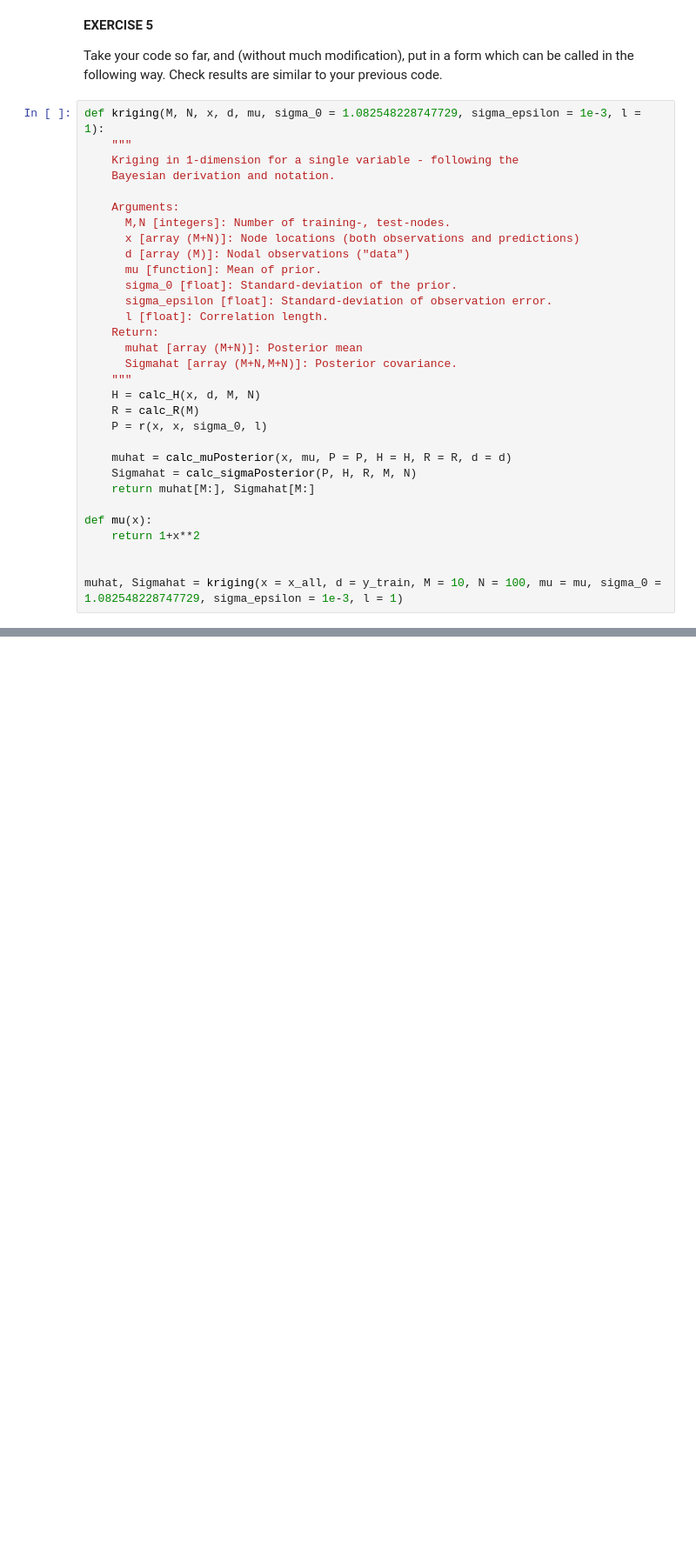
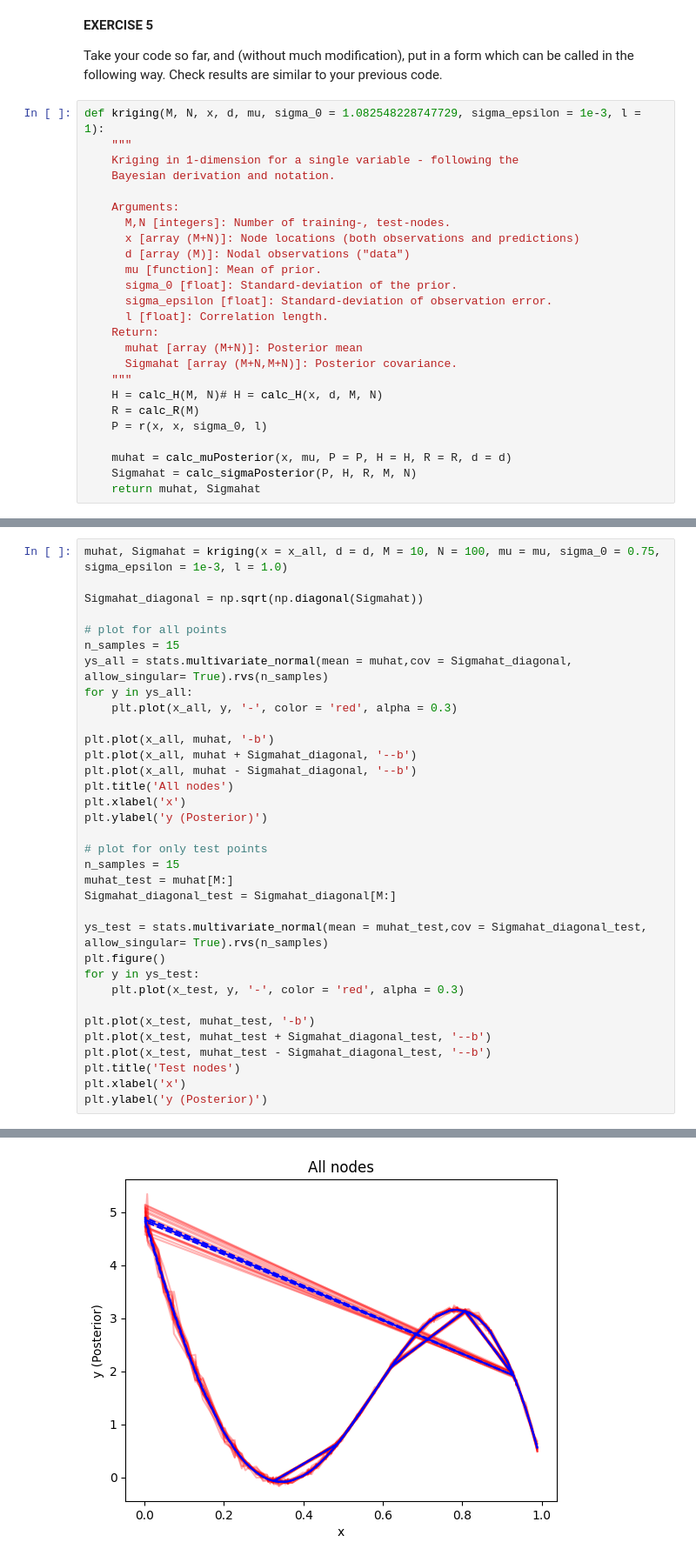
Before and after one commit to msahirs/CFD_IV, a Jupyter notebook: Tutorial2.ipynb, the cells around one changed output, grey strips where cells are left out. Shown: that part at 87% size. Drawn from its saved outputs; the diff is of its cells as text; blank space fills up the shorter version.

```diff
--- a/Tutorial2.ipynb
+++ b/Tutorial2.ipynb
@@ -286,16 +286,10 @@ def kriging(M, N, x, d, mu, sigma_0 = 1.082548228747729, sigma_epsilon = 1e-3, l
       muhat [array (M+N)]: Posterior mean
       Sigmahat [array (M+N,M+N)]: Posterior covariance.
     """
-    H = calc_H(x, d, M, N)
+    H = calc_H(M, N)# H = calc_H(x, d, M, N)
     R = calc_R(M)
     P = r(x, x, sigma_0, l)
 
     muhat = calc_muPosterior(x, mu, P = P, H = H, R = R, d = d)
     Sigmahat = calc_sigmaPosterior(P, H, R, M, N)
-    return muhat[M:], Sigmahat[M:]
-
-def mu(x):
-    return 1+x**2
-
-
-muhat, Sigmahat = kriging(x = x_all, d = y_train, M = 10, N = 100, mu = mu, sigma_0 = 1.082548228747729, sigma_epsilon = 1e-3, l = 1)
+    return muhat, Sigmahat
@@ -303,0 +296,35 @@ x: ((110,),)mu: (110,), K: (110, 10), d: (10,), H: (10, 110)
+# %%
+muhat, Sigmahat = kriging(x = x_all, d = d, M = 10, N = 100, mu = mu, sigma_0 = 0.75, sigma_epsilon = 1e-3, l = 1.0)
+
+Sigmahat_diagonal = np.sqrt(np.diagonal(Sigmahat))
+
+# plot for all points
+n_samples = 15
+ys_all = stats.multivariate_normal(mean = muhat,cov = Sigmahat_diagonal, allow_singular= True).rvs(n_samples)
+for y in ys_all:
+    plt.plot(x_all, y, '-', color = 'red', alpha = 0.3)
+
+plt.plot(x_all, muhat, '-b')
+plt.plot(x_all, muhat + Sigmahat_diagonal, '--b')
+plt.plot(x_all, muhat - Sigmahat_diagonal, '--b')
+plt.title('All nodes')
+plt.xlabel('x')
+plt.ylabel('y (Posterior)')
+
+# plot for only test points
+n_samples = 15
+muhat_test = muhat[M:]
+Sigmahat_diagonal_test = Sigmahat_diagonal[M:]
+
+ys_test = stats.multivariate_normal(mean = muhat_test,cov = Sigmahat_diagonal_test, allow_singular= True).rvs(n_samples)
+plt.figure()
+for y in ys_test:
+    plt.plot(x_test, y, '-', color = 'red', alpha = 0.3)
+
+plt.plot(x_test, muhat_test, '-b')
+plt.plot(x_test, muhat_test + Sigmahat_diagonal_test, '--b')
+plt.plot(x_test, muhat_test - Sigmahat_diagonal_test, '--b')
+plt.title('Test nodes')
+plt.xlabel('x')
+plt.ylabel('y (Posterior)')
+# %% [output]
@@ -303,0 +332 @@ x: ((110,),)mu: (110,), K: (110, 10), d: (10,), H: (10, 110)
+[figure, added]
```
Also changed, not shown: parts of 11 cells of this notebook.
